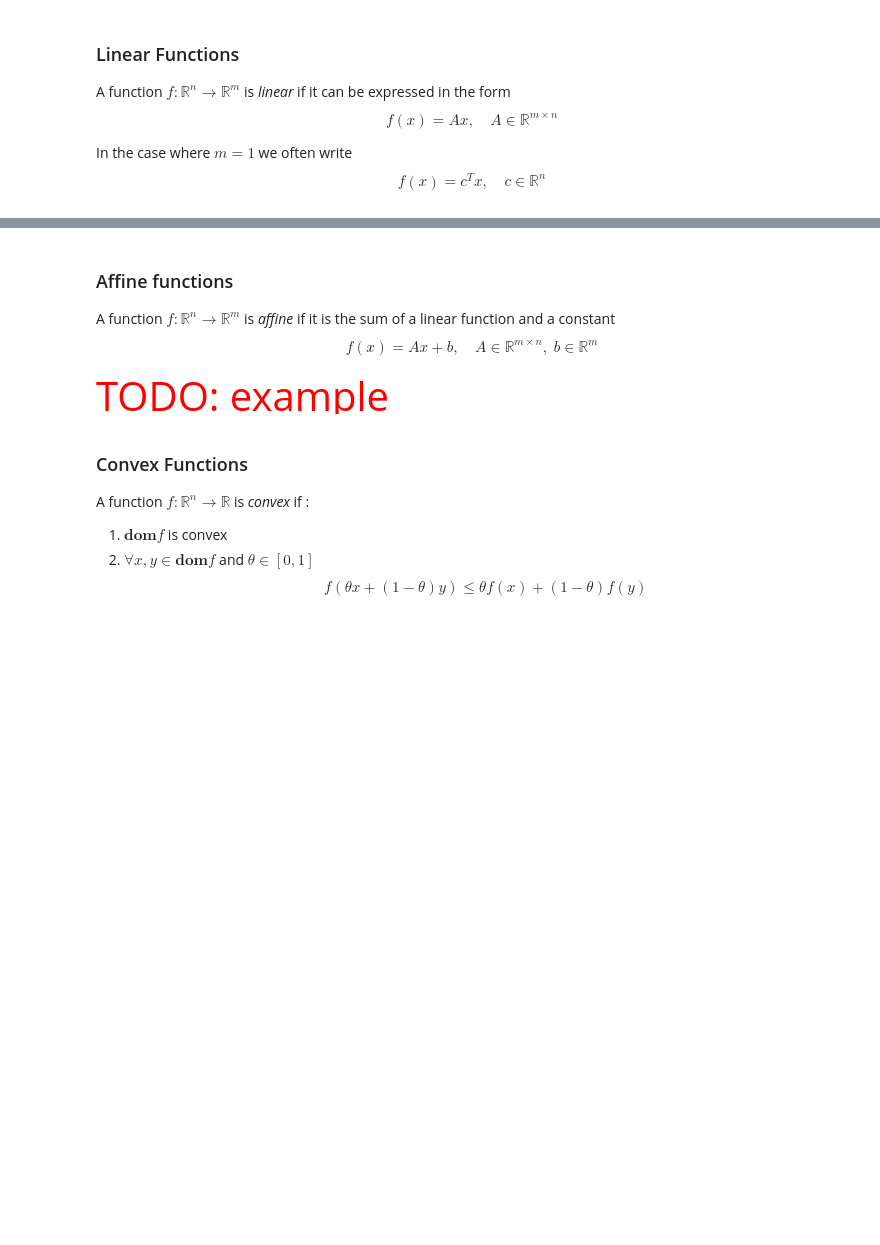
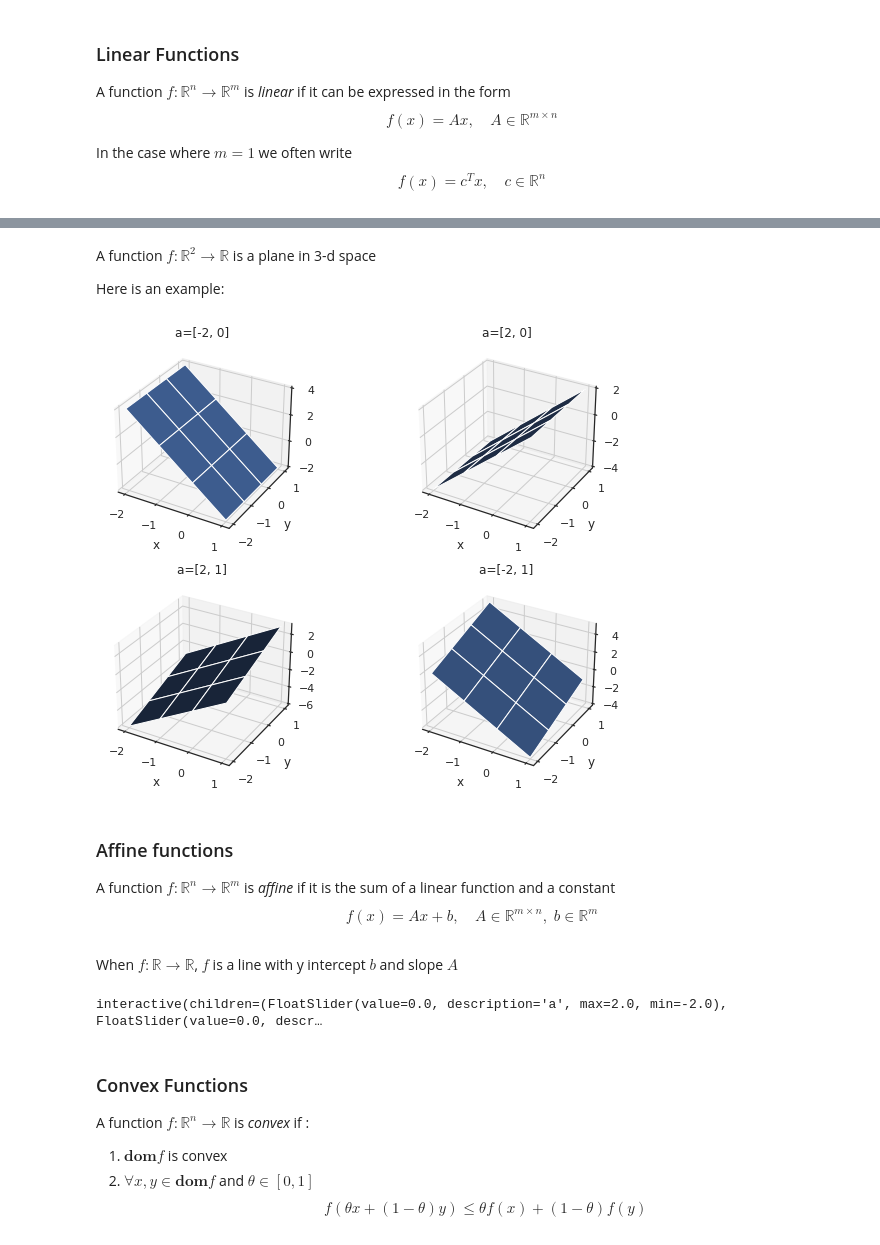
Before and after one commit to ComputationalSocialScience/PHBS20-21, a Jupyter notebook: Fall2020/05_convex_optimization_1/theory.ipynb, the cells around one changed output, grey strips where cells are left out. Saved outputs shown, nothing was run; the diff lists cells and outputs as text; code cells hidden in the pictures; blank space fills up the shorter version.

```diff
--- a/Fall2020/05_convex_optimization_1/theory.ipynb
+++ b/Fall2020/05_convex_optimization_1/theory.ipynb
@@ -108,9 +129,43 @@ In the case where $m = 1$ we often write $$f(x) = c^Tx,  \quad c \in \mathbb{R}^
+# %% [markdown]
+A function $f: \mathbb{R}^2 \rightarrow \mathbb{R}$ is a plane in 3-d space
+
+Here is an example:
+# %%
+from mpl_toolkits.mplot3d import Axes3D
+fig = plt.figure(figsize=(10, 8))
+x, y = np.mgrid[-2:2,-2:2]
+for i, a in enumerate(([-2, 0], [2, 0], [2, 1], [-2, 1])):
+    ax = fig.add_subplot(2, 2, i+1, projection='3d')
+    ax.plot_surface(x, y, a[0]*x + a[1]*y,)
+    ax.set_title(f"a={a}")
+    ax.set_xlabel("x")
+    ax.set_ylabel("y")
+# %% [output]
+[figure, added]
 # %% [markdown]
 ### Affine functions
 
 A function $f: \mathbb{R}^n \rightarrow \mathbb{R}^m$ is *affine* if it is the sum of a linear function and a constant $$f(x) = Ax + b, \quad A \in \mathbb{R}^{m \times n}, \; b \in \mathbb{R}^m$$
-# %% [markdown]
-<p style="color: red; font-size: 40px;">TODO: example </p>
+# %% [markdown]
+When $f: \mathbb{R} \rightarrow \mathbb{R}$, $f$ is a line with y intercept $b$ and slope $A$
+# %%
+from ipywidgets import interactive
+
+def f(a, b):
+    fig = plt.figure(2)
+    x = np.linspace(-10, 10, num=10)
+    plt.plot(x, a * x + b)
+    plt.ylim(-5, 5)
+    ax = fig.axes[0]
+    make_origin(ax)
+    plt.show()
+
+interactive_plot = interactive(f, a=(-2.0, 2.0), b=(-3, 3, 0.5))
+output = interactive_plot.children[-1]
+output.layout.height = '350px'
+interactive_plot
+# %% [output]
+interactive(children=(FloatSlider(value=0.0, description='a', max=2.0, min=-2.0), FloatSlider(value=0.0, descr…
 # %% [markdown]
 ### Convex Functions
 
```
Also changed, not shown: parts of 14 cells of this notebook, 1 other file.
